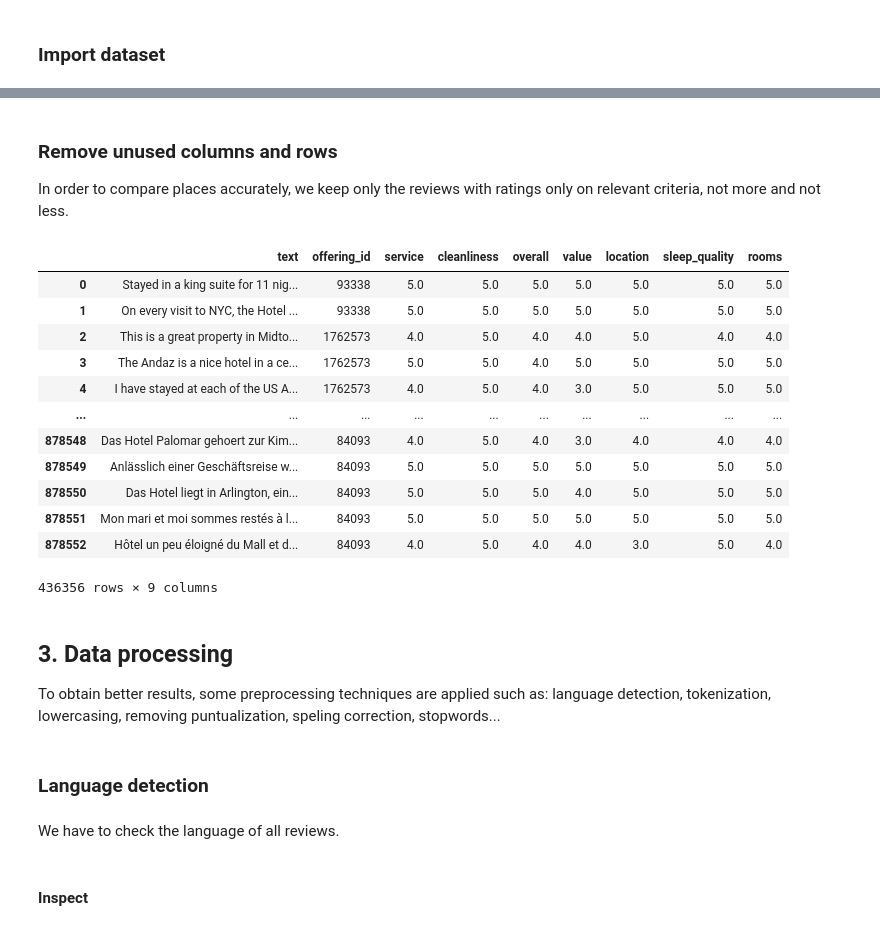
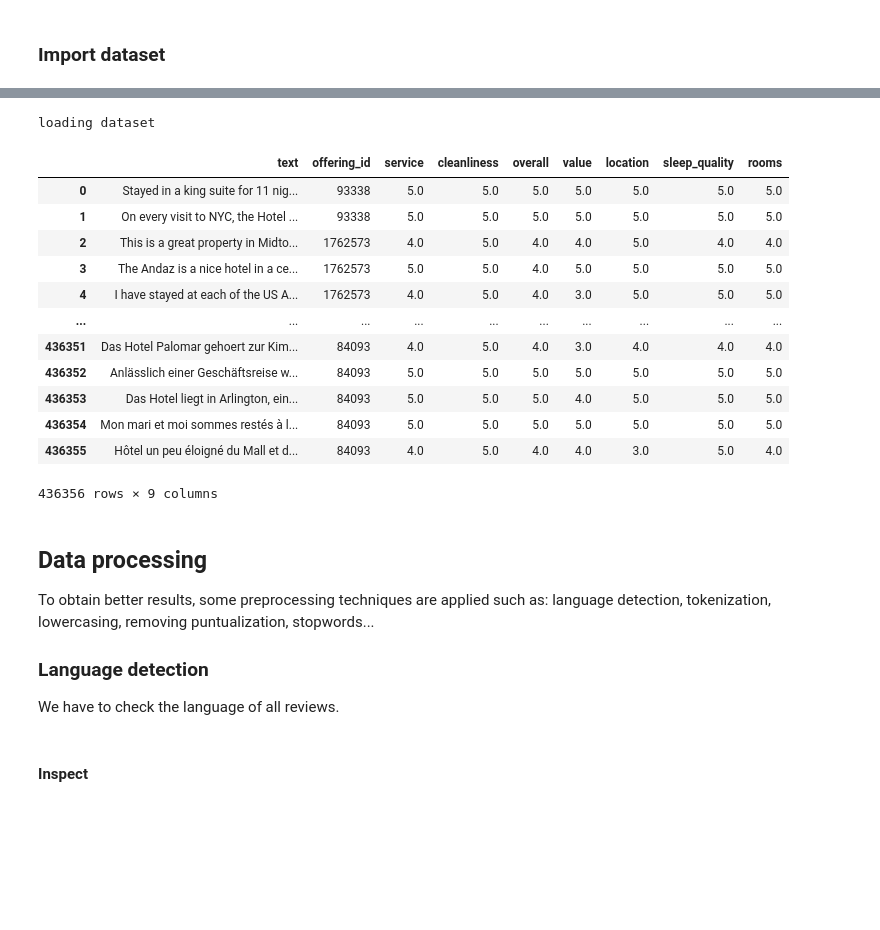
Before and after one commit to MikeCheek/Project1-MachineLearningForNLP, a Jupyter notebook: project1.ipynb, the cells around one changed output, grey strips where cells are left out. Cells and saved outputs as stored; diff of their text form; code cells hidden in the pictures; blank space fills up the shorter version.

```diff
--- a/project1.ipynb
+++ b/project1.ipynb
@@ -24,0 +49,9 @@ Requirement already satisfied: colorlog in /opt/anaconda3/envs/Project1-MachineL
+# %%
+def is_running_on_colab():
+    try:
+        import google.colab
+        return True
+    except ImportError:
+        return False
+
+is_running_on_colab()
@@ -68,0 +144,3 @@ df.head()
+# %%
+df = pd.read_csv(main_path + 'reviews.csv')
+df.head()
@@ -95,40 +161,43 @@ df
-# %% [markdown]
-### Remove unused columns and rows
-
-In order to compare places accurately, we keep only the reviews with ratings only on relevant criteria, not more and not less.
 # %%
-# unused columns
-df.drop(columns=['title', 'author', 'date_stayed', 'num_helpful_votes', 'date', 'id', 'via_mobile'], inplace=True, errors='ignore')
-# reviews that have null values on relevant rating criteria
-relevant_rating_columns = ['service', 'cleanliness', 'overall', 'value', 'location', 'sleep_quality', 'rooms']
-df.dropna(subset=relevant_rating_columns, inplace=True)
-# reviews that have more rating criteria than the relevant ones
-df = df[~df['check_in_front_desk'].notna()]
-df = df[~df['business_service_(e_g_internet_access)'].notna()]
-df.drop(columns=['check_in_front_desk', 'business_service_(e_g_internet_access)'], inplace=True, errors='ignore')
+def clean_df(df):
+    # FLATTEN - convert JSON column to DataFrame
+    json_df = json_normalize(df.ratings.apply(eval))
+
+    # merge the two dataframes
+    df = df.drop(columns=['ratings']).join(json_df)
+
+    # REMOVE COLUMNS - unused columns
+    df.drop(columns=['title', 'author', 'date_stayed', 'num_helpful_votes', 'date', 'id', 'via_mobile'], inplace=True, errors='ignore')
+    df.dropna(subset=relevant_rating_columns, inplace=True)
+    # reviews that have more rating criteria than the relevant ones
+    df = df[~df['check_in_front_desk'].notna()]
+    df = df[~df['business_service_(e_g_internet_access)'].notna()]
+    df.drop(columns=['check_in_front_desk', 'business_service_(e_g_internet_access)'], inplace=True, errors='ignore')
+    return df
+
+df = load_or_compute(df, 'reviews_clean.parquet', clean_df)
 df
 # %% [output]
+loading dataset
 |  | text | offering_id | service | cleanliness | overall | value | location | sleep_quality | rooms |
 | 0 | Stayed in a king suite for 11 nig... | 93338 | 5.0 | 5.0 | 5.0 | 5.0 | 5.0 | 5.0 | 5.0 |
 | 1 | On every visit to NYC, the Hotel ... | 93338 | 5.0 | 5.0 | 5.0 | 5.0 | 5.0 | 5.0 | 5.0 |
 | 2 | This is a great property in Midto... | 1762573 | 4.0 | 5.0 | 4.0 | 4.0 | 5.0 | 4.0 | 4.0 |
 | 3 | The Andaz is a nice hotel in a ce... | 1762573 | 5.0 | 5.0 | 4.0 | 5.0 | 5.0 | 5.0 | 5.0 |
 | 4 | I have stayed at each of the US A... | 1762573 | 4.0 | 5.0 | 4.0 | 3.0 | 5.0 | 5.0 | 5.0 |
 | ... | ... | ... | ... | ... | ... | ... | ... | ... | ... |
-| 878548 | Das Hotel Palomar gehoert zur Kim... | 84093 | 4.0 | 5.0 | 4.0 | 3.0 | 4.0 | 4.0 | 4.0 |
-| 878549 | Anlässlich einer Geschäftsreise w... | 84093 | 5.0 | 5.0 | 5.0 | 5.0 | 5.0 | 5.0 | 5.0 |
-| 878550 | Das Hotel liegt in Arlington, ein... | 84093 | 5.0 | 5.0 | 5.0 | 4.0 | 5.0 | 5.0 | 5.0 |
-| 878551 | Mon mari et moi sommes restés à l... | 84093 | 5.0 | 5.0 | 5.0 | 5.0 | 5.0 | 5.0 | 5.0 |
-| 878552 | Hôtel un peu éloigné du Mall et d... | 84093 | 4.0 | 5.0 | 4.0 | 4.0 | 3.0 | 5.0 | 4.0 |
+| 436351 | Das Hotel Palomar gehoert zur Kim... | 84093 | 4.0 | 5.0 | 4.0 | 3.0 | 4.0 | 4.0 | 4.0 |
+| 436352 | Anlässlich einer Geschäftsreise w... | 84093 | 5.0 | 5.0 | 5.0 | 5.0 | 5.0 | 5.0 | 5.0 |
+| 436353 | Das Hotel liegt in Arlington, ein... | 84093 | 5.0 | 5.0 | 5.0 | 4.0 | 5.0 | 5.0 | 5.0 |
+| 436354 | Mon mari et moi sommes restés à l... | 84093 | 5.0 | 5.0 | 5.0 | 5.0 | 5.0 | 5.0 | 5.0 |
+| 436355 | Hôtel un peu éloigné du Mall et d... | 84093 | 4.0 | 5.0 | 4.0 | 4.0 | 3.0 | 5.0 | 4.0 |
-436356 rows × 9 columns
+436356 rows × 9 columns
 # %% [markdown]
-## 3. Data processing
+## Data processing
+To obtain better results, some preprocessing techniques are applied such as: language detection, tokenization, lowercasing, removing puntualization, stopwords...
 
-To obtain better results, some preprocessing techniques are applied such as: language detection, tokenization, lowercasing, removing puntualization, speling correction, stopwords...
+### Language detection
+We have to check the language of all reviews.
-# %% [markdown]
-### Language detection
-# %% [markdown]
-We have to check the language of all reviews.
 # %% [markdown]
 #### Inspect
 # %%
```
Also changed, not shown: parts of 73 cells of this notebook, 6 other files.
